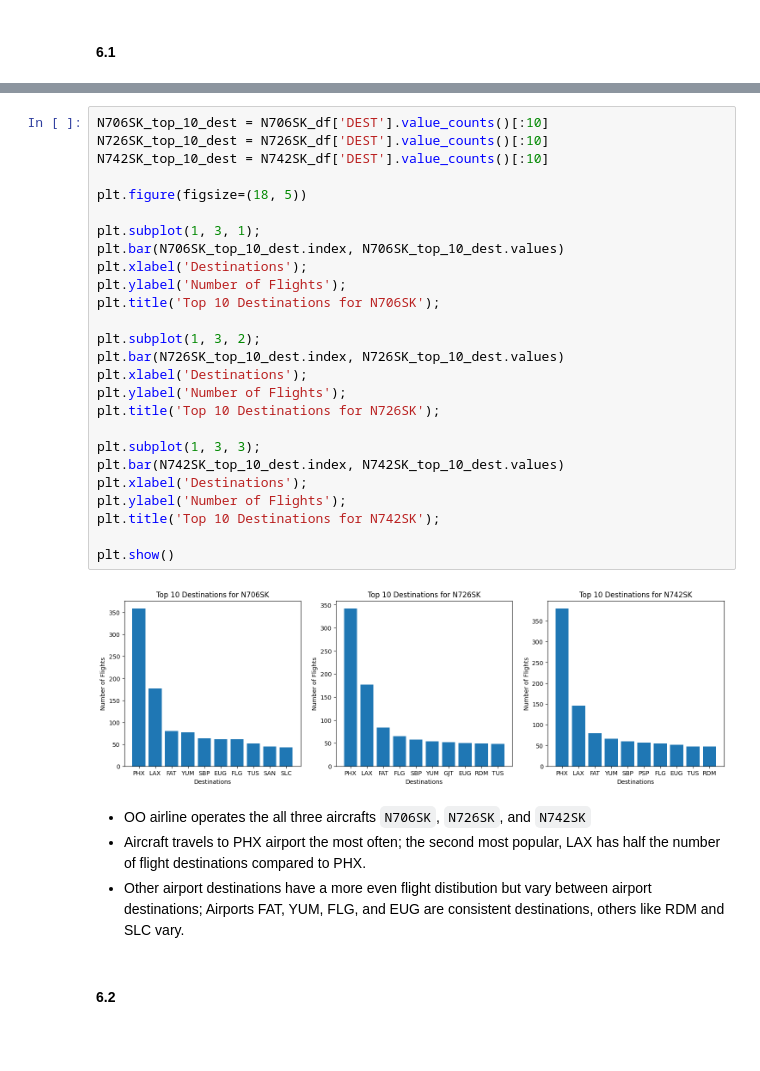
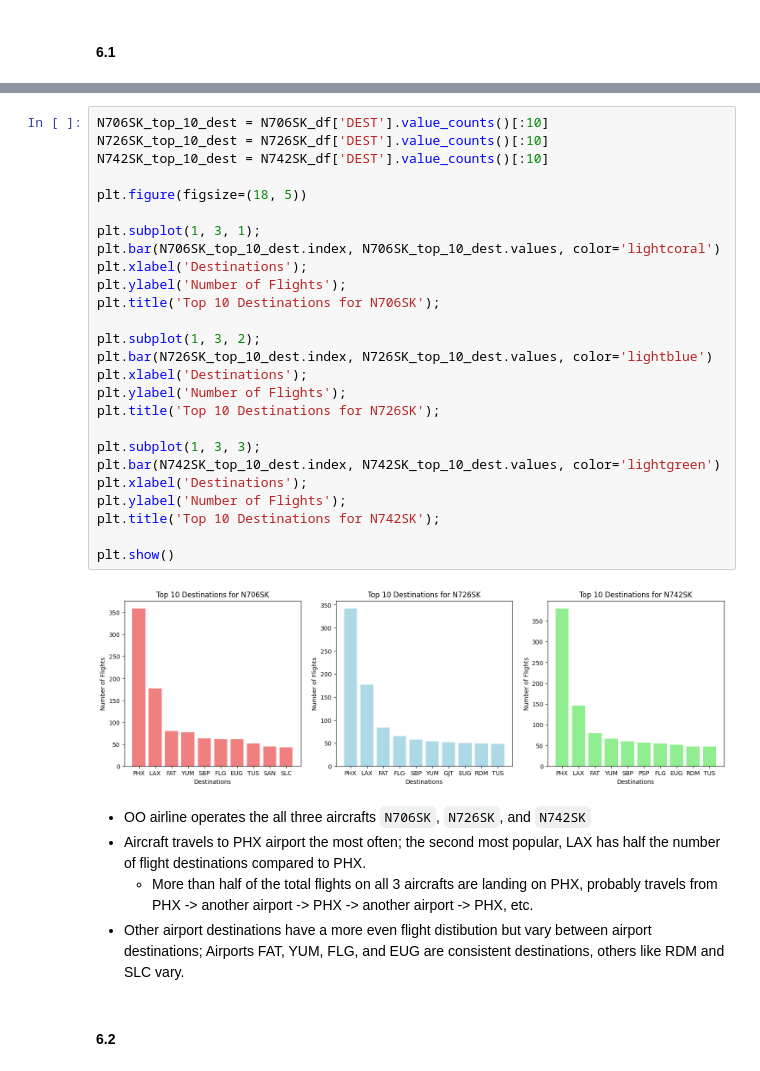
Before and after one commit to ayushzenith/practicum_1, a Jupyter notebook: Practicum.1.Group.30.ipynb, the cells around one changed output, grey strips where cells are left out. Drawn from its saved outputs; the diff is of its cells as text; blank space fills up the shorter version.

```diff
--- a/Practicum.1.Group.30.ipynb
+++ b/Practicum.1.Group.30.ipynb
@@ -772,34 +771,35 @@ N742SK_df.head()
 # %%
 N706SK_top_10_dest = N706SK_df['DEST'].value_counts()[:10]
 N726SK_top_10_dest = N726SK_df['DEST'].value_counts()[:10]
 N742SK_top_10_dest = N742SK_df['DEST'].value_counts()[:10]
 
 plt.figure(figsize=(18, 5))
 
 plt.subplot(1, 3, 1);
-plt.bar(N706SK_top_10_dest.index, N706SK_top_10_dest.values)
+plt.bar(N706SK_top_10_dest.index, N706SK_top_10_dest.values, color='lightcoral')
 plt.xlabel('Destinations');
 plt.ylabel('Number of Flights');
 plt.title('Top 10 Destinations for N706SK');
 
 plt.subplot(1, 3, 2);
-plt.bar(N726SK_top_10_dest.index, N726SK_top_10_dest.values)
+plt.bar(N726SK_top_10_dest.index, N726SK_top_10_dest.values, color='lightblue')
 plt.xlabel('Destinations');
 plt.ylabel('Number of Flights');
 plt.title('Top 10 Destinations for N726SK');
 
 plt.subplot(1, 3, 3);
-plt.bar(N742SK_top_10_dest.index, N742SK_top_10_dest.values)
+plt.bar(N742SK_top_10_dest.index, N742SK_top_10_dest.values, color='lightgreen')
 plt.xlabel('Destinations');
 plt.ylabel('Number of Flights');
 plt.title('Top 10 Destinations for N742SK');
 
 plt.show()
 # %% [output]
-[figure, old version]
+[figure, new version]
 # %% [markdown]
 - OO airline operates the all three aircrafts `N706SK`, `N726SK`, and `N742SK`
 - Aircraft travels to PHX airport the most often; the second most popular, LAX has half the number of flight destinations compared to PHX.
+    - More than half of the total flights on all 3 aircrafts are landing on PHX, probably travels from PHX -> another airport -> PHX -> another airport -> PHX, etc.
 - Other airport destinations have a more even flight distibution but vary between airport destinations; Airports FAT, YUM, FLG, and EUG are consistent destinations, others like RDM and SLC vary.
 # %% [markdown]
 #### 6.2
```
Also changed, not shown: parts of 6 cells of this notebook.
